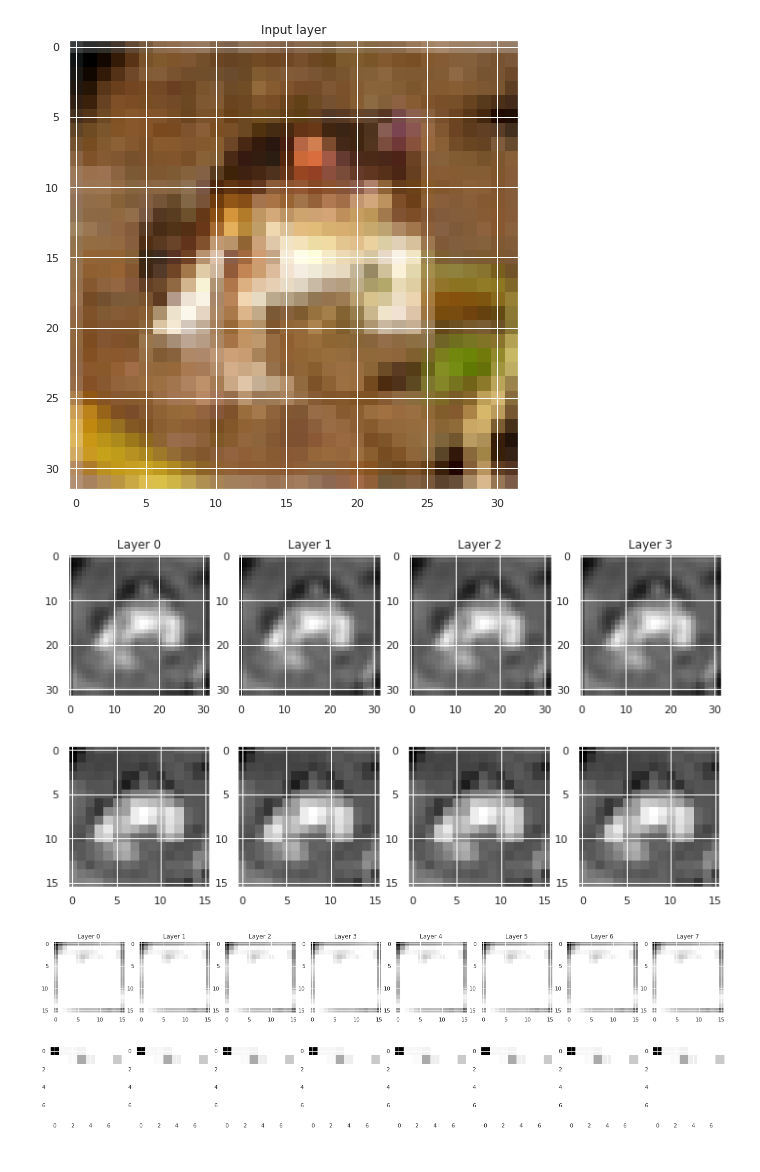
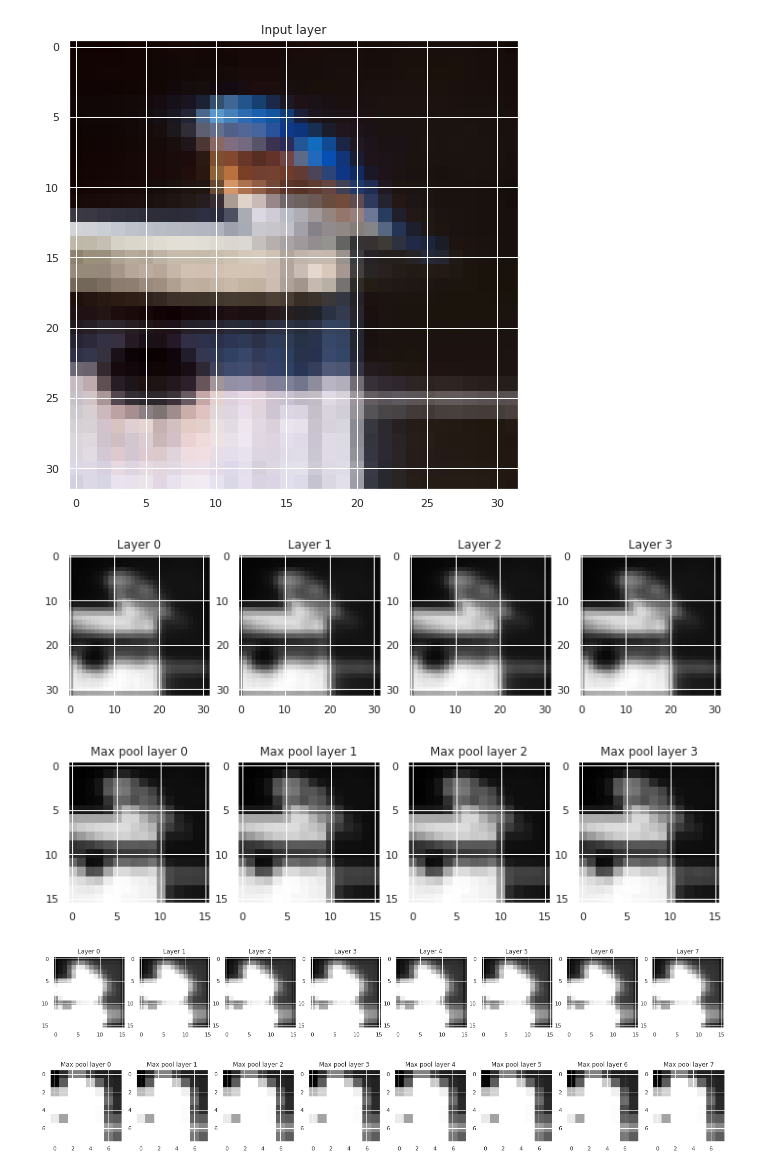
Before and after one commit to TUdayKiranReddy/IVP, a Jupyter notebook: Assignments/Assignment 5/EE19BTECH11038-HW5.ipynb, the cells around one changed output. Saved outputs shown, nothing was run; the diff lists cells and outputs as text; code cells hidden in the pictures.

```diff
--- a/Assignments/Assignment 5/EE19BTECH11038-HW5.ipynb
+++ b/Assignments/Assignment 5/EE19BTECH11038-HW5.ipynb
@@ -160,13 +156,13 @@ def weight_init(init_type='random', sigma=None):
         W2 = np.random.rand(10, 256)
         b2 = np.random.rand(10, 1)
     elif init_type == 'bandpass':
-        sigma = 1e-2
-        kernel_1 = {'0':gaussian_filter(sigma, N=3, C=3), '1':gaussian_filter(sigma, N=3, C=3), '2':gaussian_filter(sigma, N=3, C=3),
-                    '3':gaussian_filter(sigma, N=3, C=3)}
+        sigma = 1e-1
+        kernel_1 = {'0':gaussian_filter(sigma, N=3, C=3), '1':gaussian_filter(2*sigma, N=3, C=3), '2':gaussian_filter(3*sigma, N=3, C=3),
+                    '3':gaussian_filter(4*sigma, N=3, C=3)}
         sigma = 1e-3
-        kernel_2 = {'0':gaussian_filter(sigma, N=3, C=4), '1':gaussian_filter(sigma, N=3, C=4), '2':gaussian_filter(sigma, N=3, C=4),
-                    '3':gaussian_filter(sigma, N=3, C=4), '4':gaussian_filter(sigma, N=3, C=4), '5':gaussian_filter(sigma, N=3, C=4),
-                    '6':gaussian_filter(sigma, N=3, C=4), '7':gaussian_filter(sigma, N=3, C=4)}
+        kernel_2 = {'0':gaussian_filter(2.1*sigma, N=3, C=4), '1':gaussian_filter(1.2*sigma, N=3, C=4), '2':gaussian_filter(0.68*sigma, N=3, C=4),
+                    '3':gaussian_filter(5.36*sigma, N=3, C=4), '4':gaussian_filter(17.856*sigma, N=3, C=4), '5':gaussian_filter(sigma, N=3, C=4),
+                    '6':gaussian_filter(7.458*sigma, N=3, C=4), '7':gaussian_filter(10.456*sigma, N=3, C=4)}
         W1 = np.random.rand(256, 512)
         b1 = np.random.rand(256, 1)
         W2 = np.random.rand(10, 256)
@@ -230,8 +226,7 @@ def feed_forward(image, init_type='bandpass', print_dim=False, show_plot=False):
     if print_dim:
         print("\u001b[31m ####### MLP output layer of 10 neurons ########")
         print("\t\t", "\u001b[32m{}".format(y.shape))
-#     print(CONVOLVE(x3, kernel_2['0']))
-#     print(x3)
+
     if show_plot:
         plt.figure()
         plt.title("Input layer")
@@ -256,15 +251,19 @@ def feed_forward(image, init_type='bandpass', print_dim=False, show_plot=False):
 
         plt.figure(figsize=(12, 12))
         plt.subplot(1, 4, 1)
+        plt.title("Max pool layer 0")
         plt.imshow(x3[:, :, 0], cmap='gray')
 
         plt.subplot(1, 4, 2)
+        plt.title("Max pool layer 1")
         plt.imshow(x3[:, :, 1], cmap='gray')
 
         plt.subplot(1, 4, 3)
+        plt.title("Max pool layer 2")
         plt.imshow(x3[:, :, 2], cmap='gray')
 
         plt.subplot(1, 4, 4)
+        plt.title("Max pool layer 3")
         plt.imshow(x3[:, :, 3], cmap='gray')
 
         plt.figure(figsize=(24, 40))
@@ -302,27 +301,35 @@ def feed_forward(image, init_type='bandpass', print_dim=False, show_plot=False):
 
         plt.figure(figsize=(24, 40))
         plt.subplot(1, 8, 1)
+        plt.title("Max pool layer 0")
         plt.imshow(x6[:, :, 0], cmap='gray')
 
         plt.subplot(1, 8, 2)
+        plt.title("Max pool layer 1")
         plt.imshow(x6[:, :, 1], cmap='gray')
 
         plt.subplot(1, 8, 3)
+        plt.title("Max pool layer 2")
         plt.imshow(x6[:, :, 2], cmap='gray')
 
         plt.subplot(1, 8, 4)
+        plt.title("Max pool layer 3")
         plt.imshow(x6[:, :, 3], cmap='gray')
 
         plt.subplot(1, 8, 5)
+        plt.title("Max pool layer 4")
         plt.imshow(x6[:, :, 4], cmap='gray')
 
         plt.subplot(1, 8, 6)
+        plt.title("Max pool layer 5")
         plt.imshow(x6[:, :, 5], cmap='gray')
 
         plt.subplot(1, 8, 7)
+        plt.title("Max pool layer 6")
         plt.imshow(x6[:, :, 6], cmap='gray')
 
         plt.subplot(1, 8, 8)
+        plt.title("Max pool layer 7")
         plt.imshow(x6[:, :, 7], cmap='gray')
 
         plt.show()
@@ -331,24 +340,24 @@ def feed_forward(image, init_type='bandpass', print_dim=False, show_plot=False):
 # %%
-y_1, fl = feed_forward(data['X'][0,:], print_dim=True, show_plot=True)
+y_1, fl = feed_forward(data['X'][13,:], print_dim=True, show_plot=True)
 # %% [output]
  ################ Input layer ##################
                  (32, 32, 3)
  # CONV layer with 4 kernels of size 3x3 & ReLU
                  (32, 32, 4)
  ## Max pooling of size 2x2 with a stride of 2 #
                  (16, 16, 4)
  # CONV layer with 8 kernels of size 3x3, ReLU #
                  (16, 16, 8)
  # Max pooling of size 2x2 with a stride of 2 ##
                  (8, 8, 8)
  ############ Flattening layer #################
                  (512, 1)
  ###### MLP hidden layer of 256 neurons ########
                  (256, 1)
  ####### MLP output layer of 10 neurons ########
                  (10, 1)
-[figure, old version]
+[figure, new version]
-[figure, old version]
+[figure, new version]
-[figure, old version]
+[figure, new version]
-[figure, old version]
+[figure, new version]
-[figure, old version]
+[figure, new version]
```
Also changed, not shown: parts of 27 cells of this notebook.
